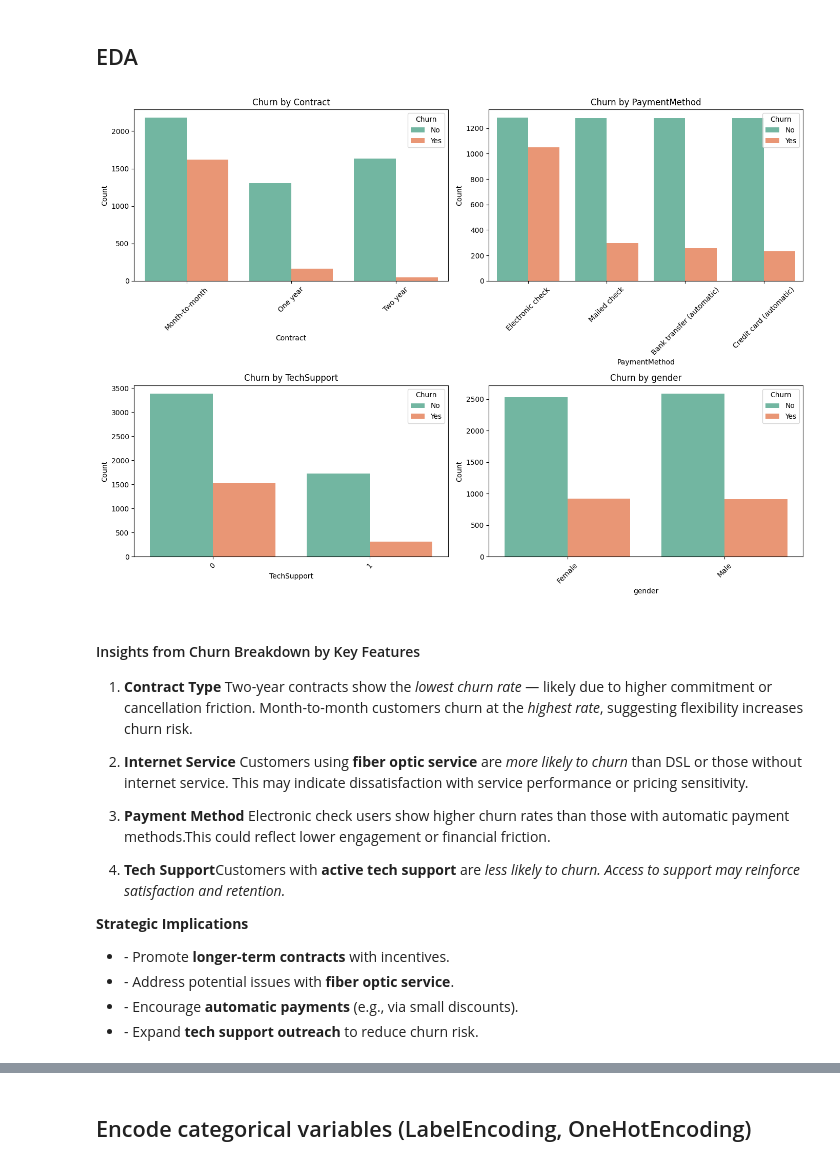
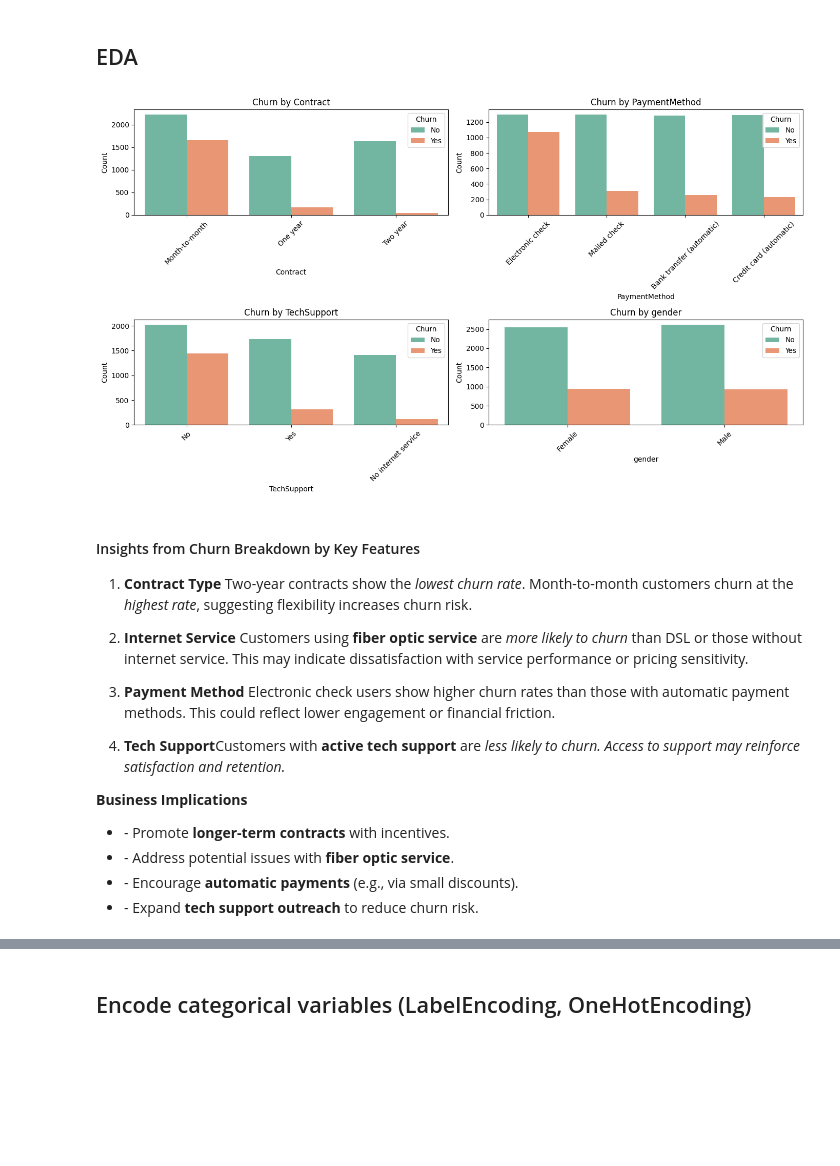
Before and after one commit to sbhatti311/ML, a Jupyter notebook: Telco_Customer_Churn_Prediction_FinalRefined.ipynb, the cells around one changed output, grey strips where cells are left out. Cells and saved outputs as stored; diff of their text form; code cells hidden in the pictures; blank space fills up the shorter version.

```diff
--- a/Telco_Customer_Churn_Prediction_FinalRefined.ipynb
+++ b/Telco_Customer_Churn_Prediction_FinalRefined.ipynb
@@ -147,17 +139,3 @@ CustomerCode         0
 dtype: int64
 # %%
 df.drop(labels=df[pd.isnull(df['TotalCharges'])].index, axis=0, inplace=True)
-# %%
-# Define the list of service-related columns
-total_services = ['PhoneService', 'MultipleLines', 'InternetService', 'OnlineSecurity', 'OnlineBackup', 'DeviceProtection', 'TechSupport', 'StreamingTV', 'StreamingMovies']
-
-# Convert 'Yes'/'No' values to 1/0 for the service-related columns
-df[total_services] = df[total_services].applymap(lambda x: 1 if x == 'Yes' else 0)
-df['TotalServices'] = df[total_services].sum(axis=1)
-df['TotalServices'].value_counts()
-
-sns.countplot(x='TotalServices', data=df, palette='Set2')
-plt.title('Number of Customers by Total Services Subscribed')
-plt.xlabel('Total Services Subscribed')
-plt.ylabel('Number of Customers')
-plt.show()
@@ -166,3 +141,0 @@ plt.show()
-# %%
-df = df[df['TotalServices'] > 0].copy()
-sns.countplot(x='TotalServices', data=df, hue='Churn', palette='Set2')
@@ -172,21 +141,0 @@ sns.countplot(x='TotalServices', data=df, hue='Churn', palette='Set2')
-# %%
-# 1. Create a new DataFrame with % churn per TotalServices group
-df = df[df['TotalServices'] > 0].copy()
-
-churn_by_services = (
-    df.groupby('TotalServices')['Churn']
-    .value_counts(normalize=True)
-    .unstack()
-    .fillna(0)
-    .rename(columns={'Yes': 'Churn', 'No': 'No Churn'})
-)
-
-# 2. Plot only the % of churned customers
-churn_by_services['Churn'].plot(kind='bar', color='orange', figsize=(8, 4))
-plt.title('Proportion of Customers Who Churned by Total Services Subscribed')
-plt.xlabel('Total Services Subscribed')
-plt.ylabel('Churn Rate')
-plt.xticks(rotation=0)
-plt.grid(axis='y')
-plt.tight_layout()
-plt.show()
@@ -200,35 +147,35 @@ plt.show()
 # %%
 categorical_features = ['Contract', 'PaymentMethod', 'TechSupport', 'gender']
 n_features = len(categorical_features)
 
 # Create 2x2 subplot grid
-fig, axes = plt.subplots(2, 2, figsize=(14, 10))
+fig, axes = plt.subplots(2, 2, figsize=(14, 8))
 axes = axes.flatten()  # flatten 2D array to 1D for easy looping
 
 for i, col in enumerate(categorical_features):
     sns.countplot(data=df, x=col, hue='Churn', palette='Set2', ax=axes[i])
     axes[i].set_title(f'Churn by {col}')
     axes[i].set_xlabel(col)
     axes[i].set_ylabel("Count")
     axes[i].tick_params(axis='x', rotation=45)
 
 # Adjust layout and spacing
 plt.tight_layout()
 plt.show()
 # %% [output]
-[figure, old version]
+[figure, new version]
 # %% [markdown]
 <h4> Insights from Churn Breakdown by Key Features</h4>
 
-1. <b>Contract Type</b> Two-year contracts</strong> show the <em>lowest churn rate</em> — likely due to higher commitment or cancellation friction. Month-to-month customers</strong> churn at the <em>highest rate</em>, suggesting flexibility increases churn risk.</li>
+1. <b>Contract Type</b> Two-year contracts</strong> show the <em>lowest churn rate</em>. Month-to-month customers</strong> churn at the <em>highest rate</em>, suggesting flexibility increases churn risk.</li>
 
 2. <b>Internet Service </b>Customers using <strong>fiber optic service</strong> are <em>more likely to churn</em> than DSL or those without internet service. This may indicate dissatisfaction with service performance or pricing sensitivity.</li>
 
-3. <b>Payment Method</b> Electronic check users show higher churn rates than those with automatic payment methods.This could reflect lower engagement or financial friction.
+3. <b>Payment Method</b> Electronic check users show higher churn rates than those with automatic payment methods. This could reflect lower engagement or financial friction.
 
 4. <b> Tech Support</b>Customers with <strong>active tech support</strong> are <em>less likely to churn. Access to support may reinforce satisfaction and retention.</li>
 
-<b>Strategic Implications</b>
+<b>Business Implications</b>
 <ul>
   <li>- Promote <strong>longer-term contracts</strong> with incentives.</li>
   <li>- Address potential issues with <strong>fiber optic service</strong>.</li>
```
Also changed, not shown: parts of 32 cells of this notebook.
